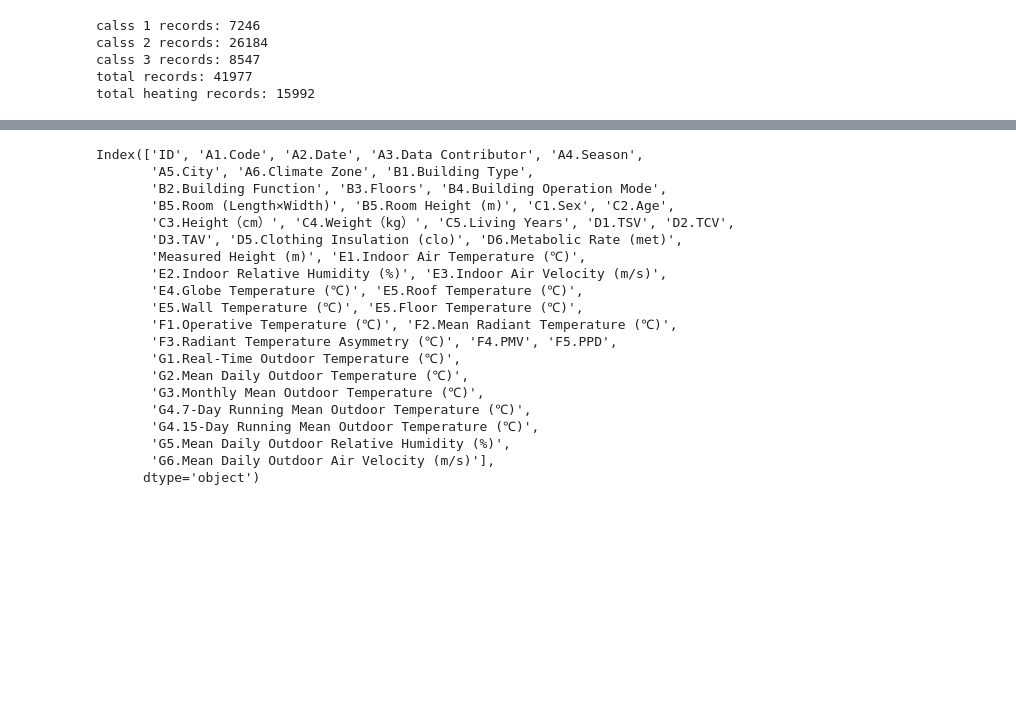
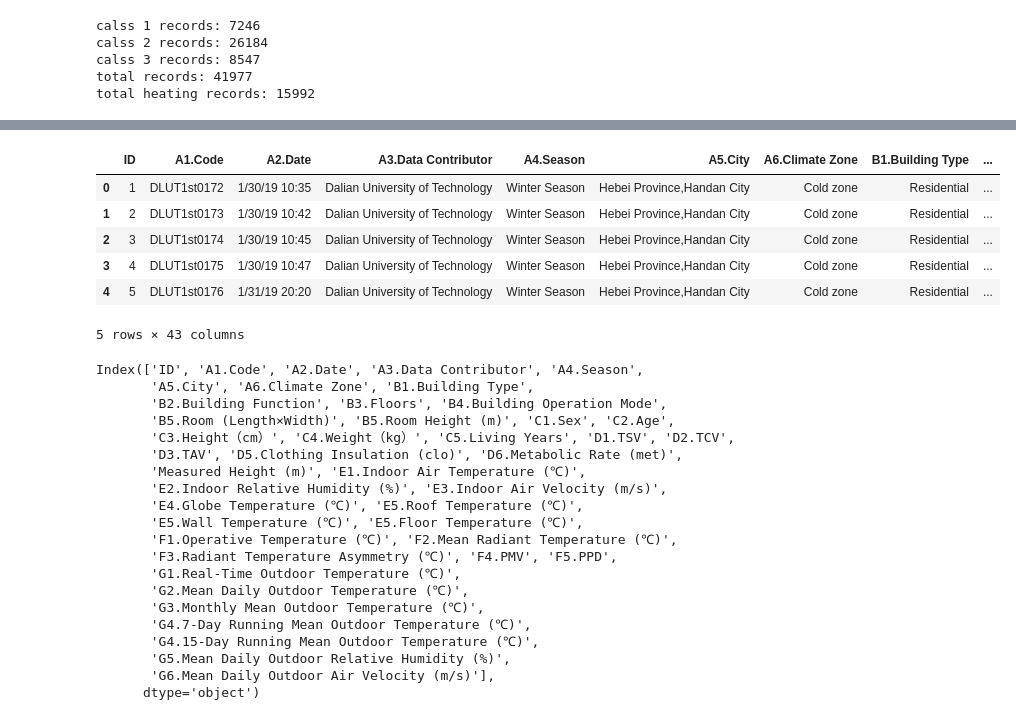
Before and after one commit to ruijis/RD_comfort, a Jupyter notebook: Data_cleaning.ipynb, the cells around one changed output, grey strips where cells are left out. Drawn from its saved outputs; the diff is of its cells as text; code cells hidden in the pictures; blank space fills up the shorter version.

```diff
--- a/Data_cleaning.ipynb
+++ b/Data_cleaning.ipynb
@@ -27,3 +43,13 @@ total heating records: 15992
+# %%
+df_heating.head()
+# %% [output]
+|  | ID | A1.Code | A2.Date | A3.Data Contributor | A4.Season | A5.City | A6.Climate Zone | B1.Building Type | ... |
+| 0 | 1 | DLUT1st0172 | 1/30/19 10:35 | Dalian University of Technology | Winter Season | Hebei Province,Handan City | Cold zone | Residential | ... |
+| 1 | 2 | DLUT1st0173 | 1/30/19 10:42 | Dalian University of Technology | Winter Season | Hebei Province,Handan City | Cold zone | Residential | ... |
+| 2 | 3 | DLUT1st0174 | 1/30/19 10:45 | Dalian University of Technology | Winter Season | Hebei Province,Handan City | Cold zone | Residential | ... |
+| 3 | 4 | DLUT1st0175 | 1/30/19 10:47 | Dalian University of Technology | Winter Season | Hebei Province,Handan City | Cold zone | Residential | ... |
+| 4 | 5 | DLUT1st0176 | 1/31/19 20:20 | Dalian University of Technology | Winter Season | Hebei Province,Handan City | Cold zone | Residential | ... |
+5 rows × 43 columns
 # %%
 df_rawdata.columns
 # %% [output]
```
Also changed, not shown: parts of 1 cell of this notebook, 1 other file.
